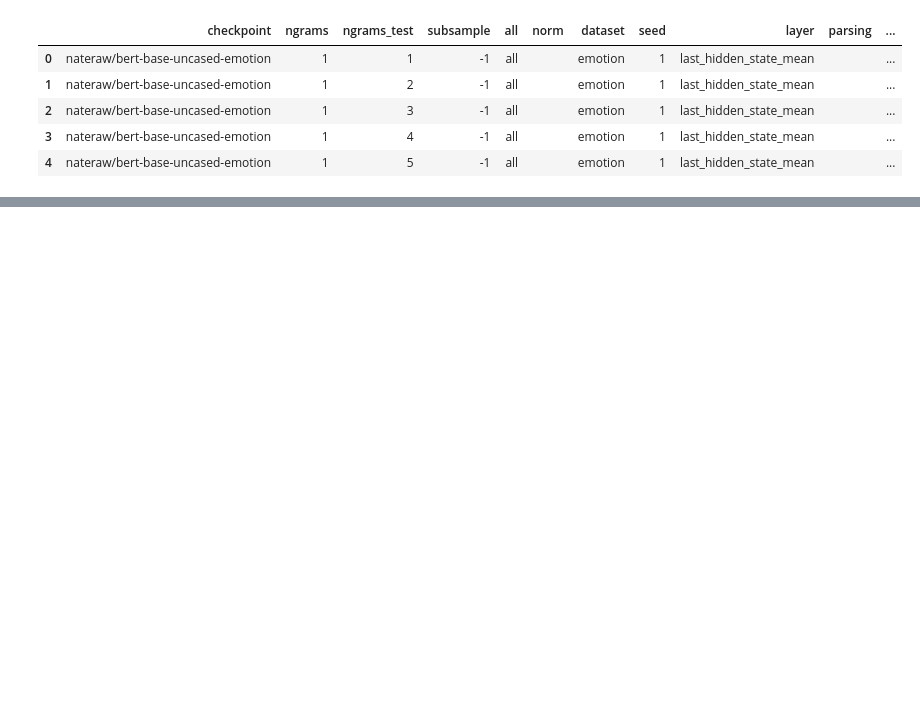
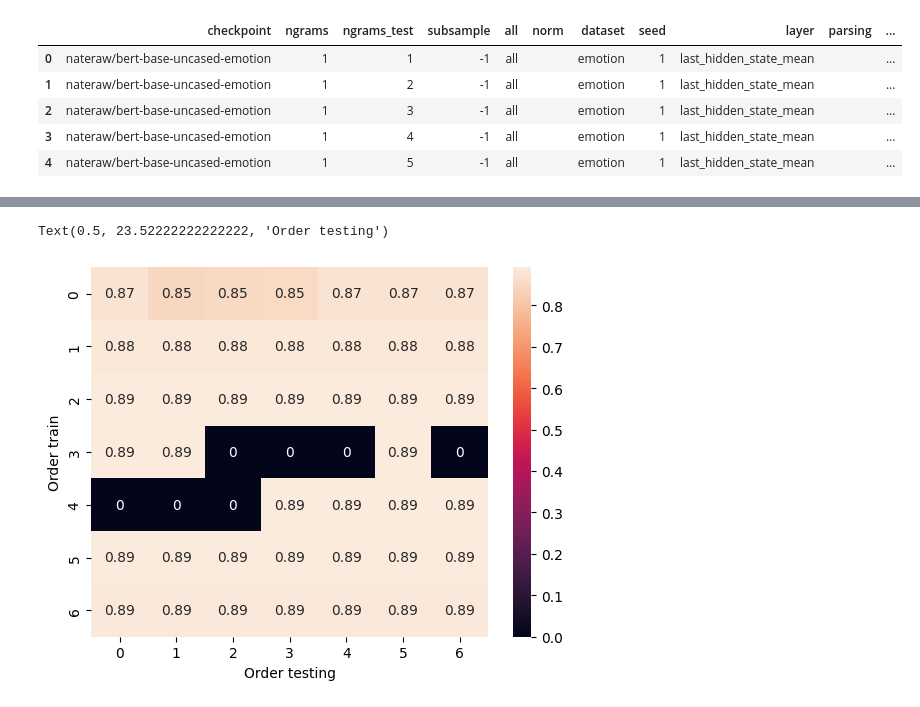
Before and after one commit to csinva/imodelsX, a Jupyter notebook: notebooks/05_vary_ngrams_test.ipynb, the cells around one changed output, grey strips where cells are left out. Saved outputs shown, nothing was run; the diff lists cells and outputs as text; code cells hidden in the pictures; blank space fills up the shorter version.

Commit message:
update vary ngrams nb

```diff
--- a/notebooks/05_vary_ngrams_test.ipynb
+++ b/notebooks/05_vary_ngrams_test.ipynb
@@ -88,0 +65,13 @@ d[['ngrams', 'ngrams_test', 'acc_val']]
+# %%
+N = 7
+heatmap = np.zeros((N, N))
+for i in range(N):
+    for j in range(N):
+        row = d[
+            (d.ngrams == i + 1) & (d.ngrams_test == j + 1)
+        ]
+        # print(row.shape)
+        if row.shape[0] == 1:
+            heatmap[i, j] = row['acc_val']
+        else:
+            print('skipped', i, j, 'shape', row.shape[0])
@@ -88,0 +86,7 @@ d[['ngrams', 'ngrams_test', 'acc_val']]
+# %%
+sns.heatmap(heatmap, annot=True)
+plt.ylabel('Order train')
+plt.xlabel('Order testing')
+# %% [output]
+Text(0.5, 23.52222222222222, 'Order testing')
+[figure, added]
```
Also changed, not shown: parts of 8 cells of this notebook.
